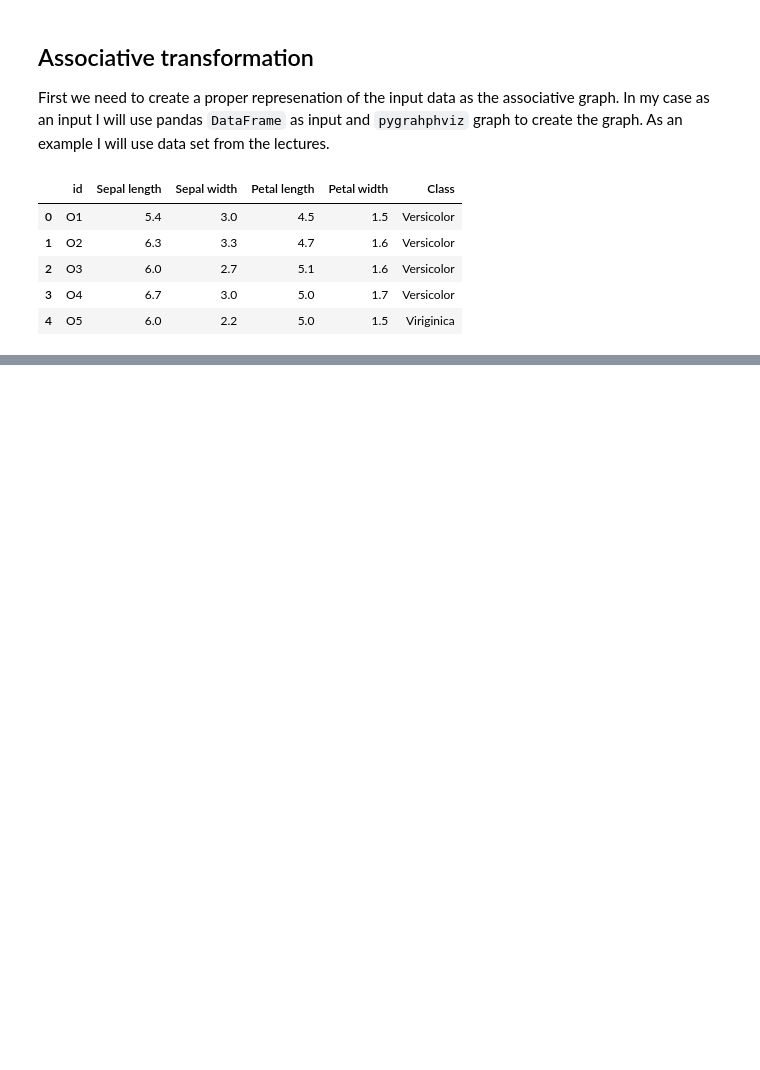
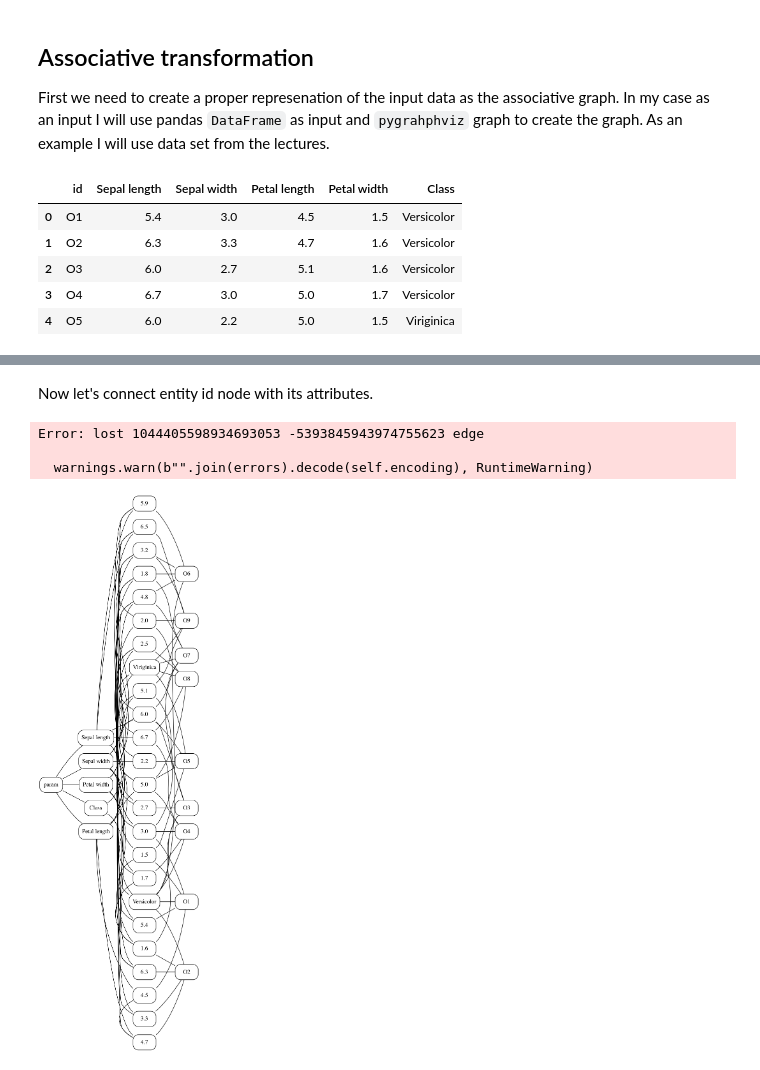
Before and after one commit to Fryzu/agds-classification, a Jupyter notebook: notebooks/01-agds-clustering.ipynb, the cells around one changed output, grey strips where cells are left out. Cells and saved outputs as stored; diff of their text form; code cells hidden in the pictures; blank space fills up the shorter version.

```diff
--- a/notebooks/01-agds-clustering.ipynb
+++ b/notebooks/01-agds-clustering.ipynb
@@ -37,0 +132,19 @@ TypeError: 'module' object is not callable
+# %% [markdown]
+Now let's connect entity id node with its attributes.
+# %%
+rows = input_table.to_dict(orient='records')
+# %%
+for row in rows:
+    entity_id = row["id"]
+    graph.add_node(entity_id)
+    for column_name, attribute in row.items():
+        if column_name != "id":
+            node_id = get_hash(column_name, attribute)
+            graph.add_edge(node_id, entity_id)
+# %%
+graph.render_graph()
+# %% [output]
+Error: lost 1044405598934693053 -5393845943974755623 edge
+
+  warnings.warn(b"".join(errors).decode(self.encoding), RuntimeWarning)
+[figure, added]
```
Also changed, not shown: parts of 9 cells of this notebook, 2 other files.
